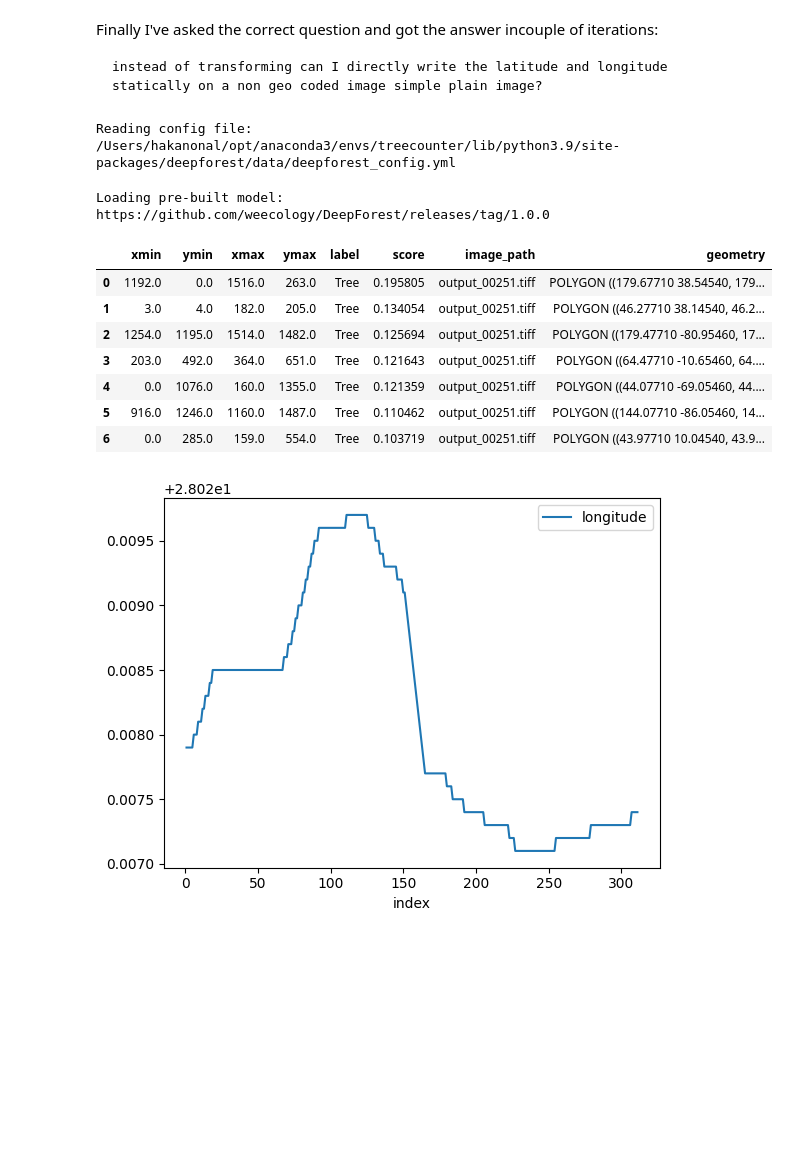
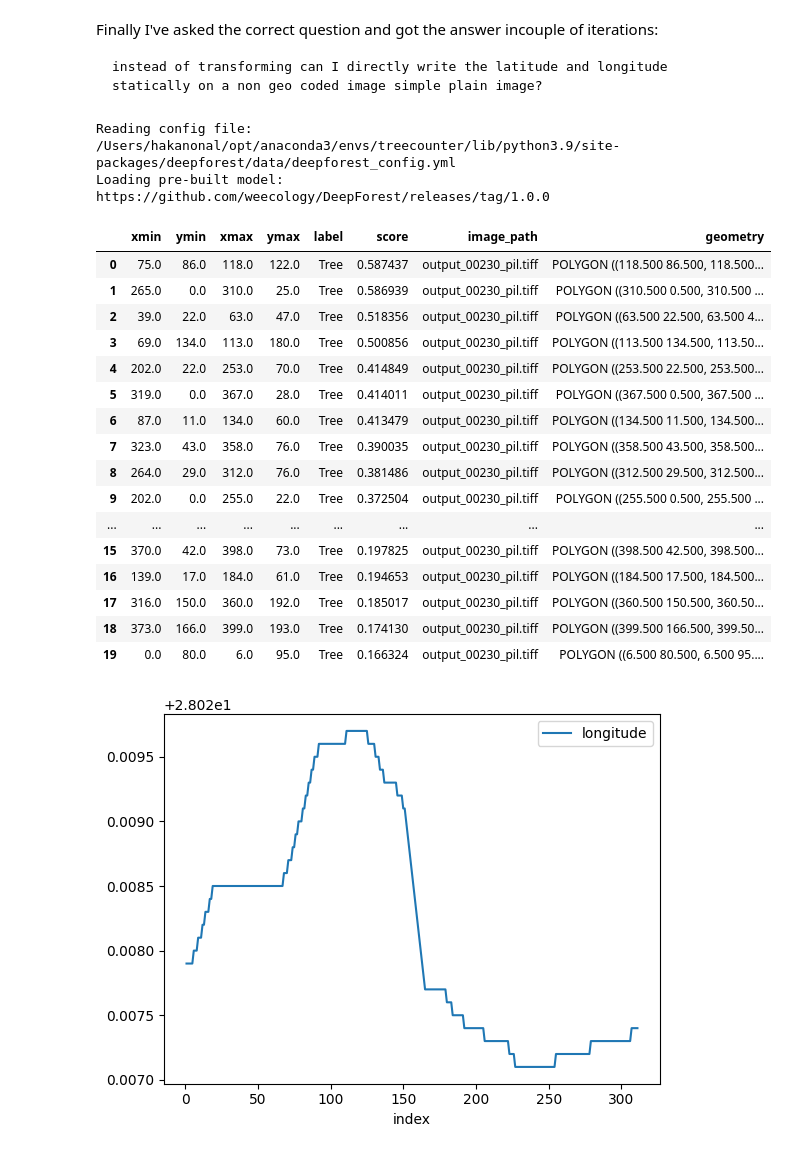
Before and after one commit to hakanonal/treecounter, a Jupyter notebook: discovery.ipynb, the cells around one changed output. Drawn from its saved outputs; the diff is of its cells as text; code cells hidden in the pictures; blank space fills up the shorter version.

Commit message:
feat: increase the hit rate of DeepForest

```diff
--- a/discovery.ipynb
+++ b/discovery.ipynb
@@ -217,30 +243,39 @@ geoCodeImage("output_00251",28.0271,38.5954)
 # %%
 from deepforest import main
 from deepforest import utilities
 import rasterio
 
-path = 'data/geoCodedImgs/%s.tiff'%"output_00251"
+path = 'data/geoCodedImgs/%s.tiff'%"output_00230_pil"
 r = rasterio.open(path)
 transform = r.transform
 crs = r.crs
 r.close()
 
 m = main.deepforest()
 m.use_release(check_release=False)
 df = m.predict_image(path=path)
 gdf = utilities.annotations_to_shapefile(df, transform=transform, crs=crs)
 gdf
 # %% [output]
 Reading config file: /Users/hakanonal/opt/anaconda3/envs/treecounter/lib/python3.9/site-packages/deepforest/data/deepforest_config.yml
+Loading pre-built model: https://github.com/weecology/DeepForest/releases/tag/1.0.0
-Loading pre-built model: https://github.com/weecology/DeepForest/releases/tag/1.0.0
 |  | xmin | ymin | xmax | ymax | label | score | image_path | geometry |
-| 0 | 1192.0 | 0.0 | 1516.0 | 263.0 | Tree | 0.195805 | output_00251.tiff | POLYGON ((179.67710 38.54540, 179... |
-| 1 | 3.0 | 4.0 | 182.0 | 205.0 | Tree | 0.134054 | output_00251.tiff | POLYGON ((46.27710 38.14540, 46.2... |
-| 2 | 1254.0 | 1195.0 | 1514.0 | 1482.0 | Tree | 0.125694 | output_00251.tiff | POLYGON ((179.47710 -80.95460, 17... |
-| 3 | 203.0 | 492.0 | 364.0 | 651.0 | Tree | 0.121643 | output_00251.tiff | POLYGON ((64.47710 -10.65460, 64.... |
-| 4 | 0.0 | 1076.0 | 160.0 | 1355.0 | Tree | 0.121359 | output_00251.tiff | POLYGON ((44.07710 -69.05460, 44.... |
-| 5 | 916.0 | 1246.0 | 1160.0 | 1487.0 | Tree | 0.110462 | output_00251.tiff | POLYGON ((144.07710 -86.05460, 14... |
-| 6 | 0.0 | 285.0 | 159.0 | 554.0 | Tree | 0.103719 | output_00251.tiff | POLYGON ((43.97710 10.04540, 43.9... |
+| 0 | 75.0 | 86.0 | 118.0 | 122.0 | Tree | 0.587437 | output_00230_pil.tiff | POLYGON ((118.500 86.500, 118.500... |
+| 1 | 265.0 | 0.0 | 310.0 | 25.0 | Tree | 0.586939 | output_00230_pil.tiff | POLYGON ((310.500 0.500, 310.500 ... |
+| 2 | 39.0 | 22.0 | 63.0 | 47.0 | Tree | 0.518356 | output_00230_pil.tiff | POLYGON ((63.500 22.500, 63.500 4... |
+| 3 | 69.0 | 134.0 | 113.0 | 180.0 | Tree | 0.500856 | output_00230_pil.tiff | POLYGON ((113.500 134.500, 113.50... |
+| 4 | 202.0 | 22.0 | 253.0 | 70.0 | Tree | 0.414849 | output_00230_pil.tiff | POLYGON ((253.500 22.500, 253.500... |
+| 5 | 319.0 | 0.0 | 367.0 | 28.0 | Tree | 0.414011 | output_00230_pil.tiff | POLYGON ((367.500 0.500, 367.500 ... |
+| 6 | 87.0 | 11.0 | 134.0 | 60.0 | Tree | 0.413479 | output_00230_pil.tiff | POLYGON ((134.500 11.500, 134.500... |
+| 7 | 323.0 | 43.0 | 358.0 | 76.0 | Tree | 0.390035 | output_00230_pil.tiff | POLYGON ((358.500 43.500, 358.500... |
+| 8 | 264.0 | 29.0 | 312.0 | 76.0 | Tree | 0.381486 | output_00230_pil.tiff | POLYGON ((312.500 29.500, 312.500... |
+| 9 | 202.0 | 0.0 | 255.0 | 22.0 | Tree | 0.372504 | output_00230_pil.tiff | POLYGON ((255.500 0.500, 255.500 ... |
+| ... | ... | ... | ... | ... | ... | ... | ... | ... |
+| 15 | 370.0 | 42.0 | 398.0 | 73.0 | Tree | 0.197825 | output_00230_pil.tiff | POLYGON ((398.500 42.500, 398.500... |
+| 16 | 139.0 | 17.0 | 184.0 | 61.0 | Tree | 0.194653 | output_00230_pil.tiff | POLYGON ((184.500 17.500, 184.500... |
+| 17 | 316.0 | 150.0 | 360.0 | 192.0 | Tree | 0.185017 | output_00230_pil.tiff | POLYGON ((360.500 150.500, 360.50... |
+| 18 | 373.0 | 166.0 | 399.0 | 193.0 | Tree | 0.174130 | output_00230_pil.tiff | POLYGON ((399.500 166.500, 399.50... |
+| 19 | 0.0 | 80.0 | 6.0 | 95.0 | Tree | 0.166324 | output_00230_pil.tiff | POLYGON ((6.500 80.500, 6.500 95.... |
 # %%
 import os
 
```
Also changed, not shown: parts of 3 cells of this notebook, 1 other file.
